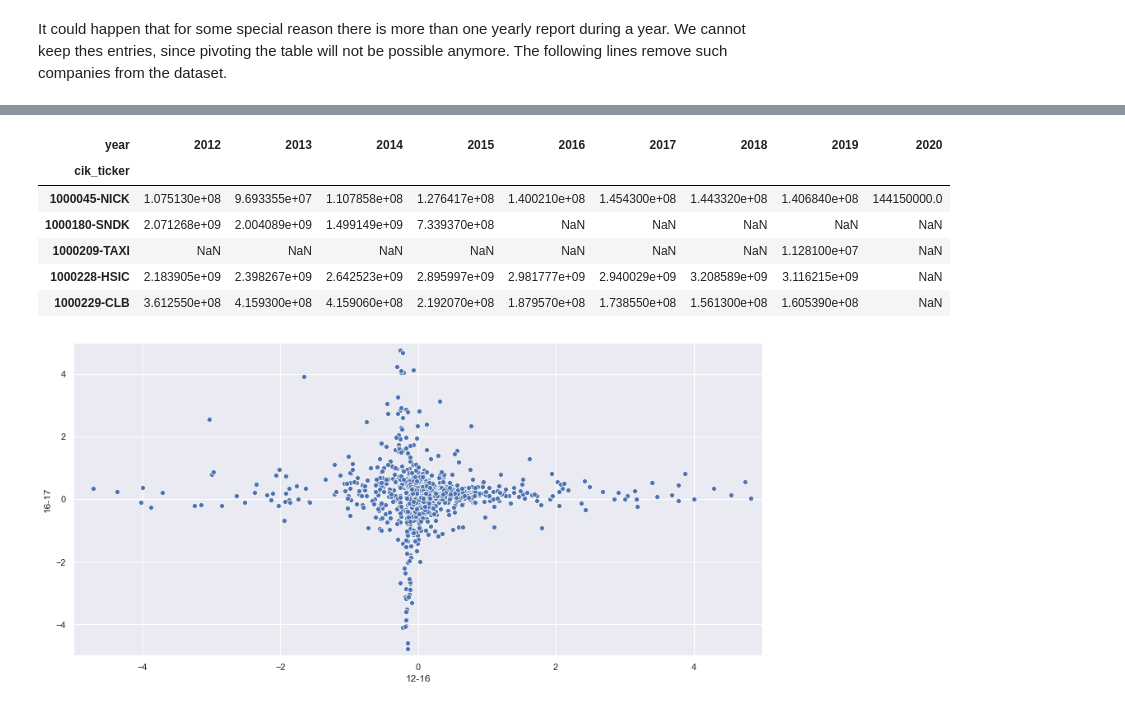
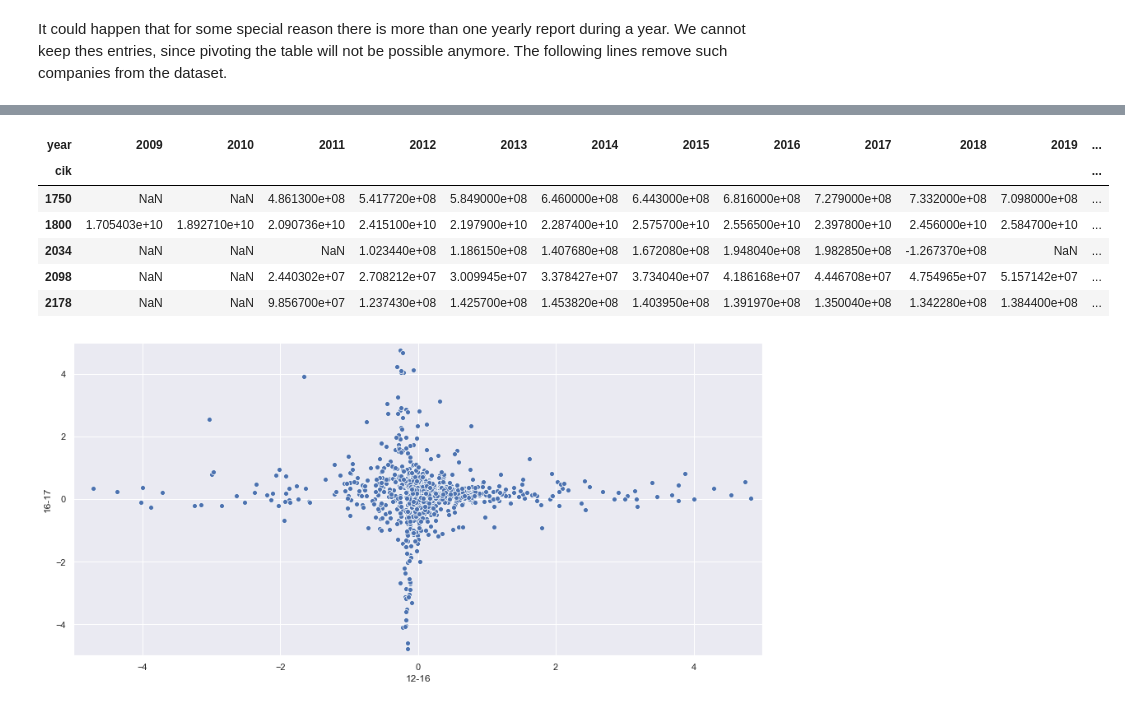
Before and after one commit to HansjoergW/bfh_cas_bgd_fs2020_sa, a Jupyter notebook: 01_07_Analysis_BalanceSheet.ipynb, the cells around one changed output, grey strips where cells are left out. Cells and saved outputs as stored; diff of their text form; code cells hidden in the pictures.

```diff
--- a/01_07_Analysis_BalanceSheet.ipynb
+++ b/01_07_Analysis_BalanceSheet.ipynb
@@ -194,8 +184,9 @@ yearly_earnings = df_analyze_whole[df_analyze_whole.form == "10-K"]
 # %%
+# First, we only consider "yearly" reports: 10-K.
+yearly_earnings = df_cleaned[df_cleaned.form == "10-K"]
+
 # we are only interested in the ticker, cik and Earnings columns. the period is in the index
-yearly_earnings = yearly_earnings[['ticker', 'cik','RetainedEarningsAccumulatedDeficit']]
+yearly_earnings = yearly_earnings[['period','ticker', 'cik','RetainedEarningsAccumulatedDeficit']]
 
 # extracting the year from the index as a column
-yearly_earnings['year'] = pd.DatetimeIndex(yearly_earnings.index).year
-# creating a cik_ticker columnt that combines the cik and the ticker, simply for convenience
-yearly_earnings['cik_ticker'] = yearly_earnings['cik'].map(str) + '-' + yearly_earnings['ticker']
+yearly_earnings['year'] =  pd.DatetimeIndex(yearly_earnings.period).year
@@ -211,6 +211,3 @@ multiple_entries = counts[counts > 0].index.tolist()
 
 # removing the entries
 yearly_earnings = yearly_earnings[~yearly_earnings['cik'].isin(multiple_entries)]
-# %%
-# setting the "cik" as index column
-yearly_eanrings_indexed = yearly_earnings.set_index('cik')
@@ -225,15 +214,15 @@ yearly_eanrings_indexed = yearly_earnings.set_index('cik')
 # %%
 # next we can pivot the data. we want to hove a column for every year and every cik should have its own row
-earnings_per_year = yearly_eanrings_indexed.pivot(index="cik_ticker", columns='year', values = 'RetainedEarningsAccumulatedDeficit')
+earnings_per_year = yearly_earnings.pivot(index="cik", columns='year', values = 'RetainedEarningsAccumulatedDeficit')
 earnings_per_year.head()
 # %% [output]
-| year | 2012 | 2013 | 2014 | 2015 | 2016 | 2017 | 2018 | 2019 | 2020 |
-| cik_ticker |  |  |  |  |  |  |  |  |  |
-| 1000045-NICK | 1.075130e+08 | 9.693355e+07 | 1.107858e+08 | 1.276417e+08 | 1.400210e+08 | 1.454300e+08 | 1.443320e+08 | 1.406840e+08 | 144150000.0 |
-| 1000180-SNDK | 2.071268e+09 | 2.004089e+09 | 1.499149e+09 | 7.339370e+08 | NaN | NaN | NaN | NaN | NaN |
-| 1000209-TAXI | NaN | NaN | NaN | NaN | NaN | NaN | NaN | 1.128100e+07 | NaN |
-| 1000228-HSIC | 2.183905e+09 | 2.398267e+09 | 2.642523e+09 | 2.895997e+09 | 2.981777e+09 | 2.940029e+09 | 3.208589e+09 | 3.116215e+09 | NaN |
-| 1000229-CLB | 3.612550e+08 | 4.159300e+08 | 4.159060e+08 | 2.192070e+08 | 1.879570e+08 | 1.738550e+08 | 1.561300e+08 | 1.605390e+08 | NaN |
+| year | 2009 | 2010 | 2011 | 2012 | 2013 | 2014 | 2015 | 2016 | 2017 | 2018 | 2019 | ... |
+| cik |  |  |  |  |  |  |  |  |  |  |  | ... |
+| 1750 | NaN | NaN | 4.861300e+08 | 5.417720e+08 | 5.849000e+08 | 6.460000e+08 | 6.443000e+08 | 6.816000e+08 | 7.279000e+08 | 7.332000e+08 | 7.098000e+08 | ... |
+| 1800 | 1.705403e+10 | 1.892710e+10 | 2.090736e+10 | 2.415100e+10 | 2.197900e+10 | 2.287400e+10 | 2.575700e+10 | 2.556500e+10 | 2.397800e+10 | 2.456000e+10 | 2.584700e+10 | ... |
+| 2034 | NaN | NaN | NaN | 1.023440e+08 | 1.186150e+08 | 1.407680e+08 | 1.672080e+08 | 1.948040e+08 | 1.982850e+08 | -1.267370e+08 | NaN | ... |
+| 2098 | NaN | NaN | 2.440302e+07 | 2.708212e+07 | 3.009945e+07 | 3.378427e+07 | 3.734040e+07 | 4.186168e+07 | 4.446708e+07 | 4.754965e+07 | 5.157142e+07 | ... |
+| 2178 | NaN | NaN | 9.856700e+07 | 1.237430e+08 | 1.425700e+08 | 1.453820e+08 | 1.403950e+08 | 1.391970e+08 | 1.350040e+08 | 1.342280e+08 | 1.384400e+08 | ... |
 # %%
 # we wanna calculate the average "earnings"-gain between 2012 and 2016, as well as between 2016 and 2017, so we just need these columns
 ernings_per_year_selected = earnings_per_year[[2012,2016,2017]]
```
Also changed, not shown: parts of 12 cells of this notebook, 1 other file.
